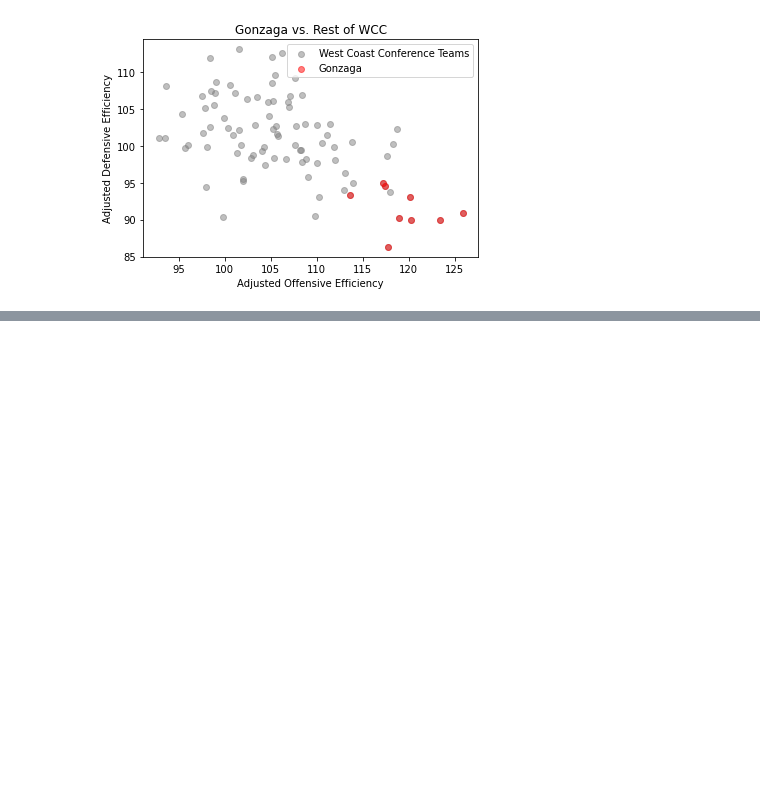
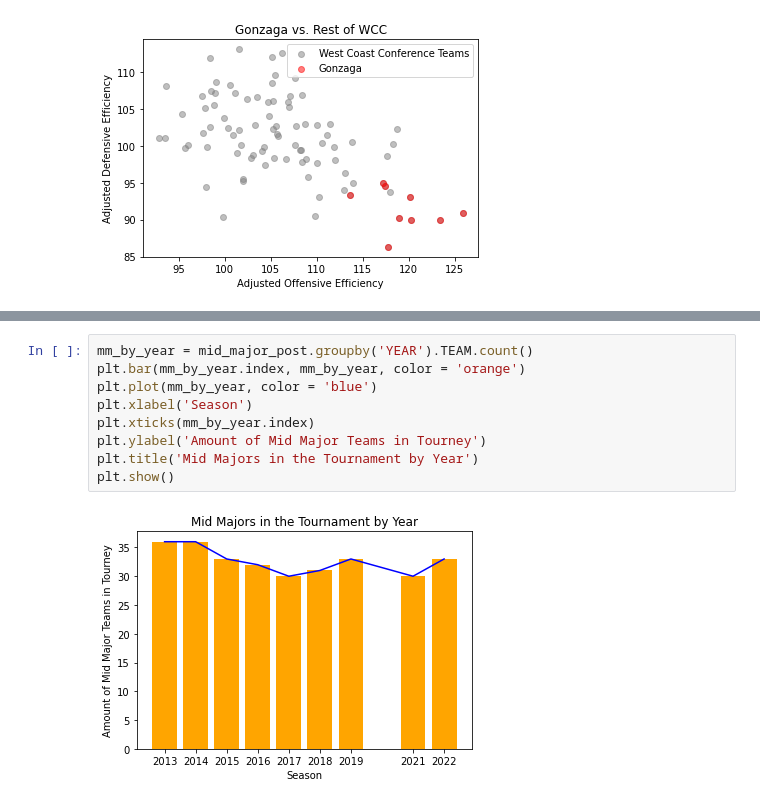
Before and after one commit to memphismiles/CBBConferences, a Jupyter notebook: CBBConferences.ipynb, the cells around one changed output, grey strips where cells are left out. Drawn from its saved outputs; the diff is of its cells as text; blank space fills up the shorter version.

```diff
--- a/CBBConferences.ipynb
+++ b/CBBConferences.ipynb
@@ -401,0 +508,11 @@ Gonzaga has dominated the West Coast Conference for the last decade, acting as o
+# %%
+mm_by_year = mid_major_post.groupby('YEAR').TEAM.count()
+plt.bar(mm_by_year.index, mm_by_year, color = 'orange')
+plt.plot(mm_by_year, color = 'blue')
+plt.xlabel('Season')
+plt.xticks(mm_by_year.index)
+plt.ylabel('Amount of Mid Major Teams in Tourney')
+plt.title('Mid Majors in the Tournament by Year')
+plt.show()
+# %% [output]
+[figure, added]
```
Also changed, not shown: parts of 21 cells of this notebook.
